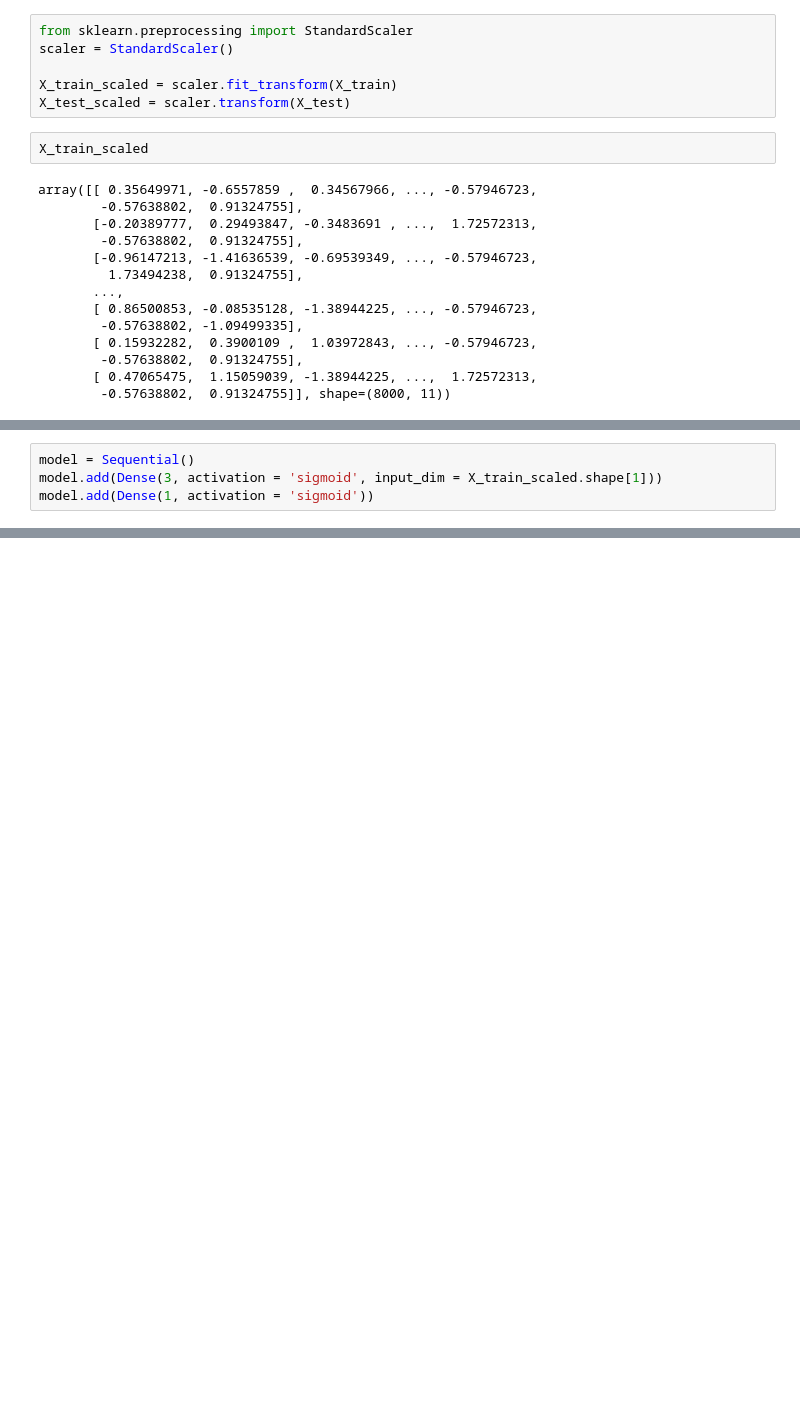
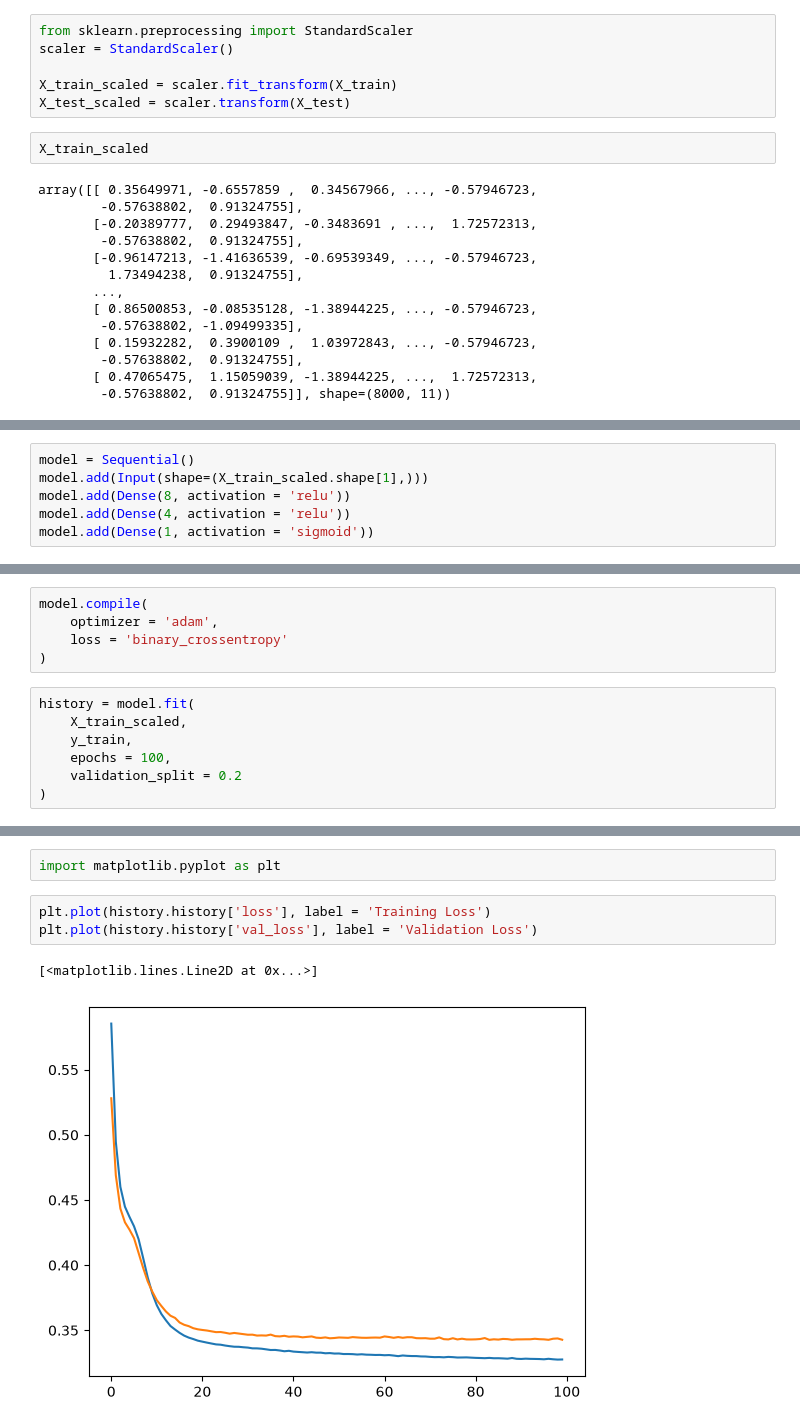
Before and after one commit to gunitk31/customer-churn-prediction, a Jupyter notebook: customer-churn-prediction.ipynb, the cells around one changed output, grey strips where cells are left out. Cells and saved outputs as stored; diff of their text form; blank space fills up the shorter version.

```diff
--- a/customer-churn-prediction.ipynb
+++ b/customer-churn-prediction.ipynb
@@ -129,4 +129,6 @@ from tensorflow.keras.layers import Dense
 # %%
 model = Sequential()
-model.add(Dense(3, activation = 'sigmoid', input_dim = X_train_scaled.shape[1]))
+model.add(Input(shape=(X_train_scaled.shape[1],)))
+model.add(Dense(8, activation = 'relu'))
+model.add(Dense(4, activation = 'relu'))
 model.add(Dense(1, activation = 'sigmoid'))
@@ -132,0 +151,12 @@ model.add(Dense(1, activation = 'sigmoid'))
+# %%
+model.compile(
+    optimizer = 'adam',
+    loss = 'binary_crossentropy'
+)
+# %%
+history = model.fit(
+    X_train_scaled,
+    y_train,
+    epochs = 100,
+    validation_split = 0.2
+)
@@ -132,0 +181,8 @@ model.add(Dense(1, activation = 'sigmoid'))
+# %%
+import matplotlib.pyplot as plt
+# %%
+plt.plot(history.history['loss'], label = 'Training Loss')
+plt.plot(history.history['val_loss'], label = 'Validation Loss')
+# %% [output]
+[<matplotlib.lines.Line2D at 0x...>]
+[figure, added]
```
Also changed, not shown: parts of 12 cells of this notebook.
